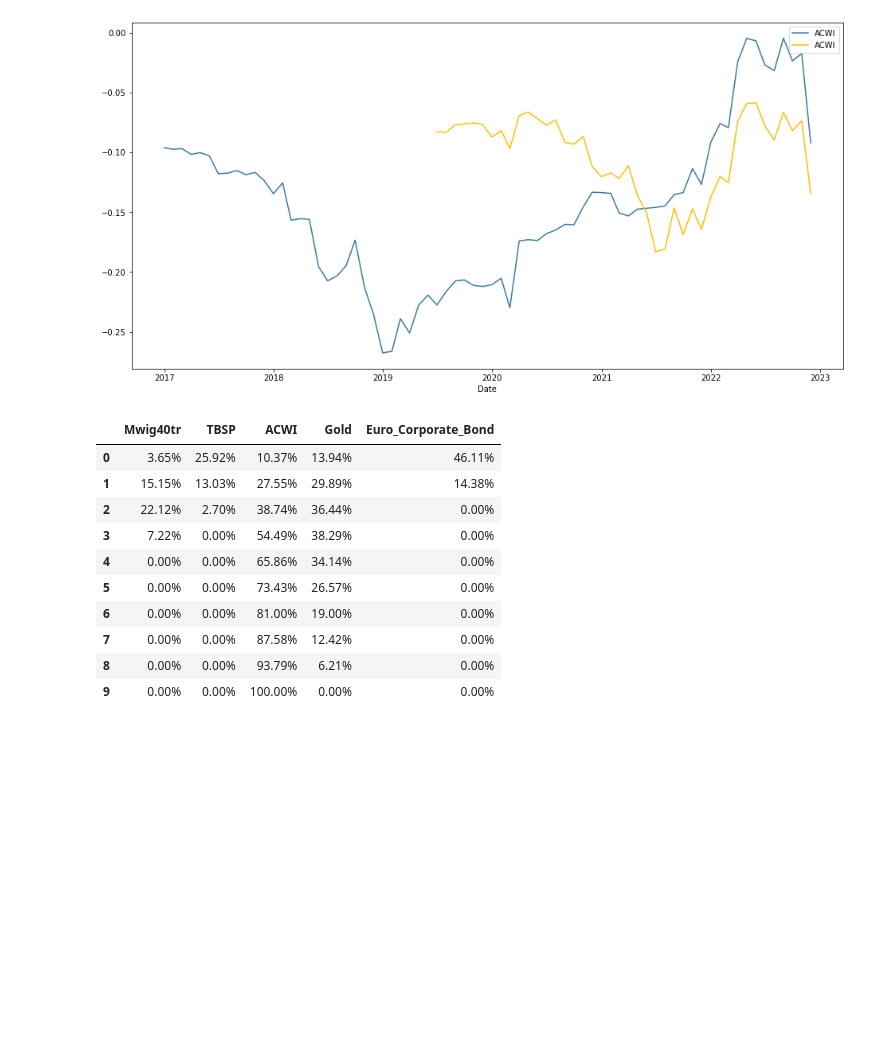
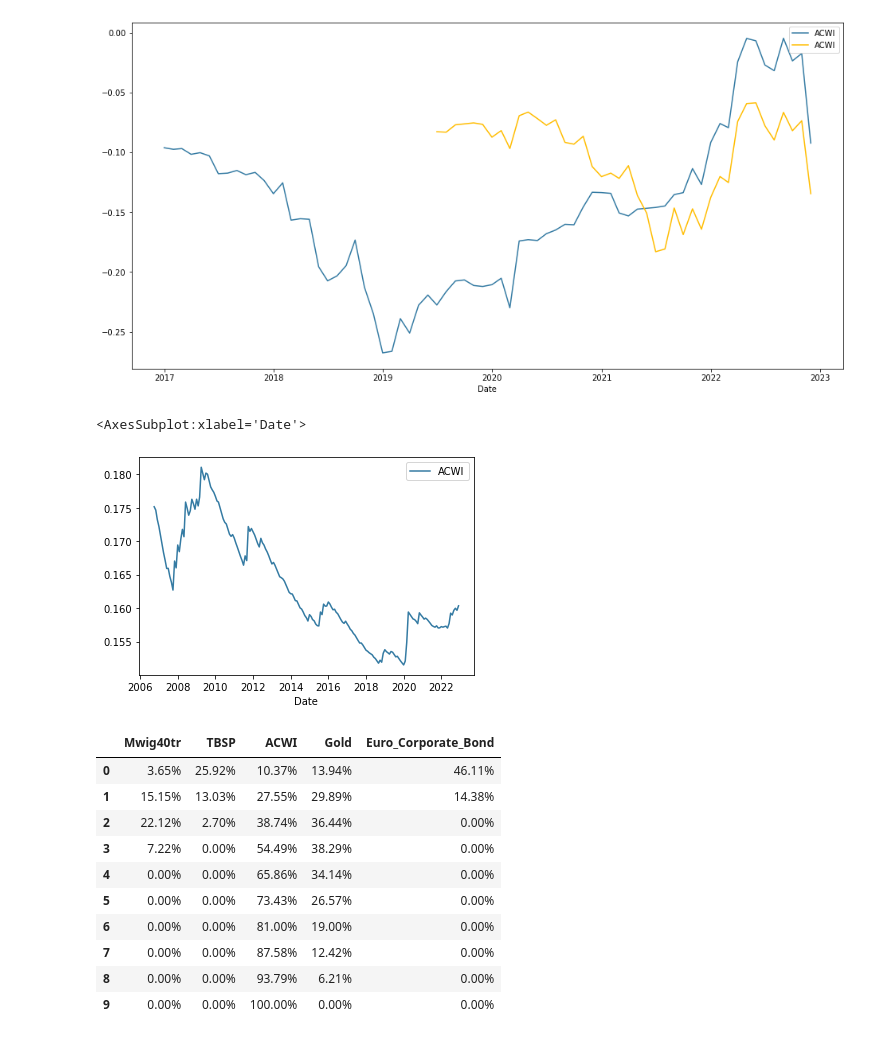
Before and after one commit to msz13/Goal-Based-Investing, a Jupyter notebook: analisys_efficient_frontier2.ipynb, the cells around one changed output. Cells and saved outputs as stored; diff of their text form; code cells hidden in the pictures; blank space fills up the shorter version.

```diff
--- a/analisys_efficient_frontier2.ipynb
+++ b/analisys_efficient_frontier2.ipynb
@@ -233,6 +230,15 @@ sns.lineplot(data=moving_corr60, ax=ax, palette='Wistia_r')
 # %% [output]
 <AxesSubplot:xlabel='Date'>
 [figure]
+# %%
+moving_std = assets[['ACWI']].expanding(60).std()*np.sqrt(12)
+moving_mean = assets[['ACWI']].expanding(60).mean()*12
+
+sns.lineplot(data=moving_std, palette='mako')
+#sns.lineplot(data=moving_mean)
+# %% [output]
+<AxesSubplot:xlabel='Date'>
+[figure, added]
 # %%
 portfolio_assets = assets[['Mwig40tr', 'TBSP', 'ACWI', 'Gold', 'EURO_STOXX_Leverage', 'EDO']]
 means = pd.DataFrame(portfolio_assets.mean()*12)
```
Also changed, not shown: parts of 2 cells of this notebook, 5 other files.
